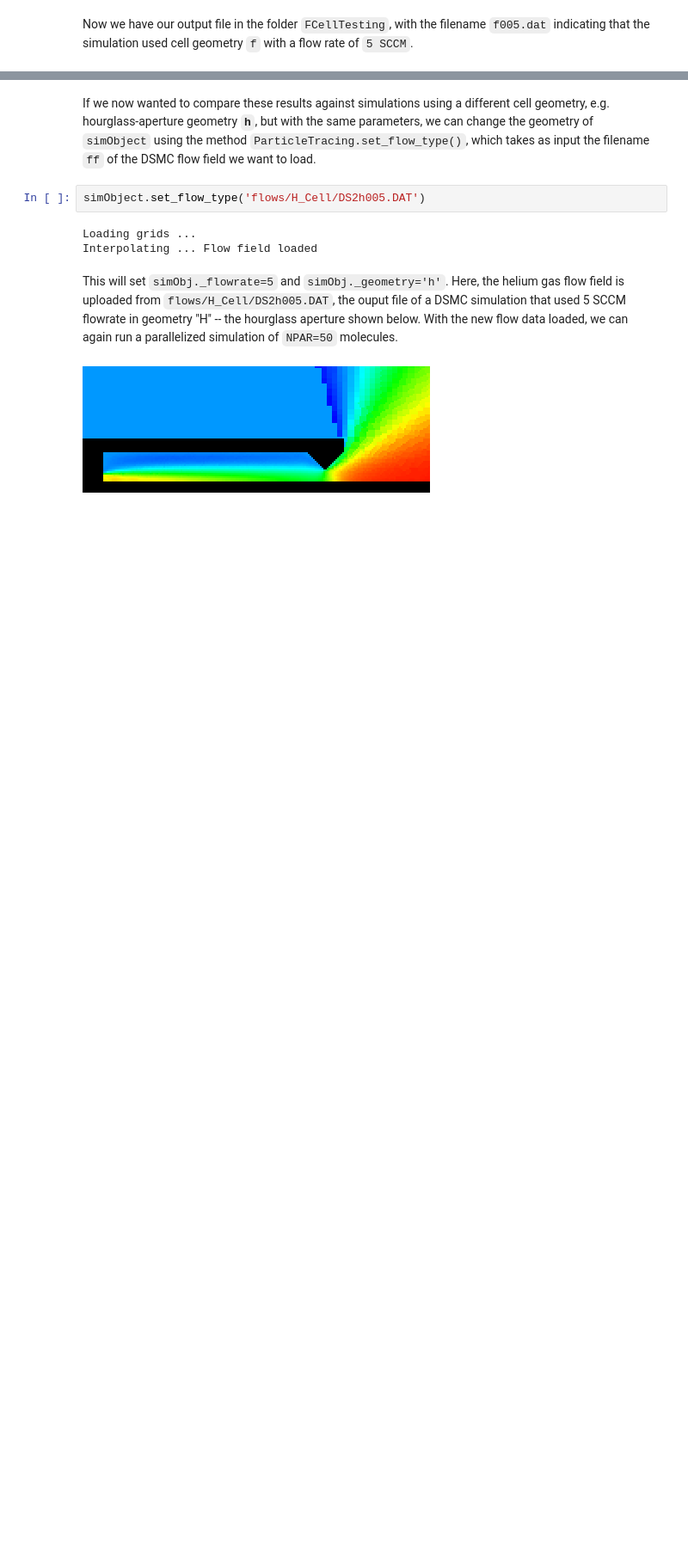
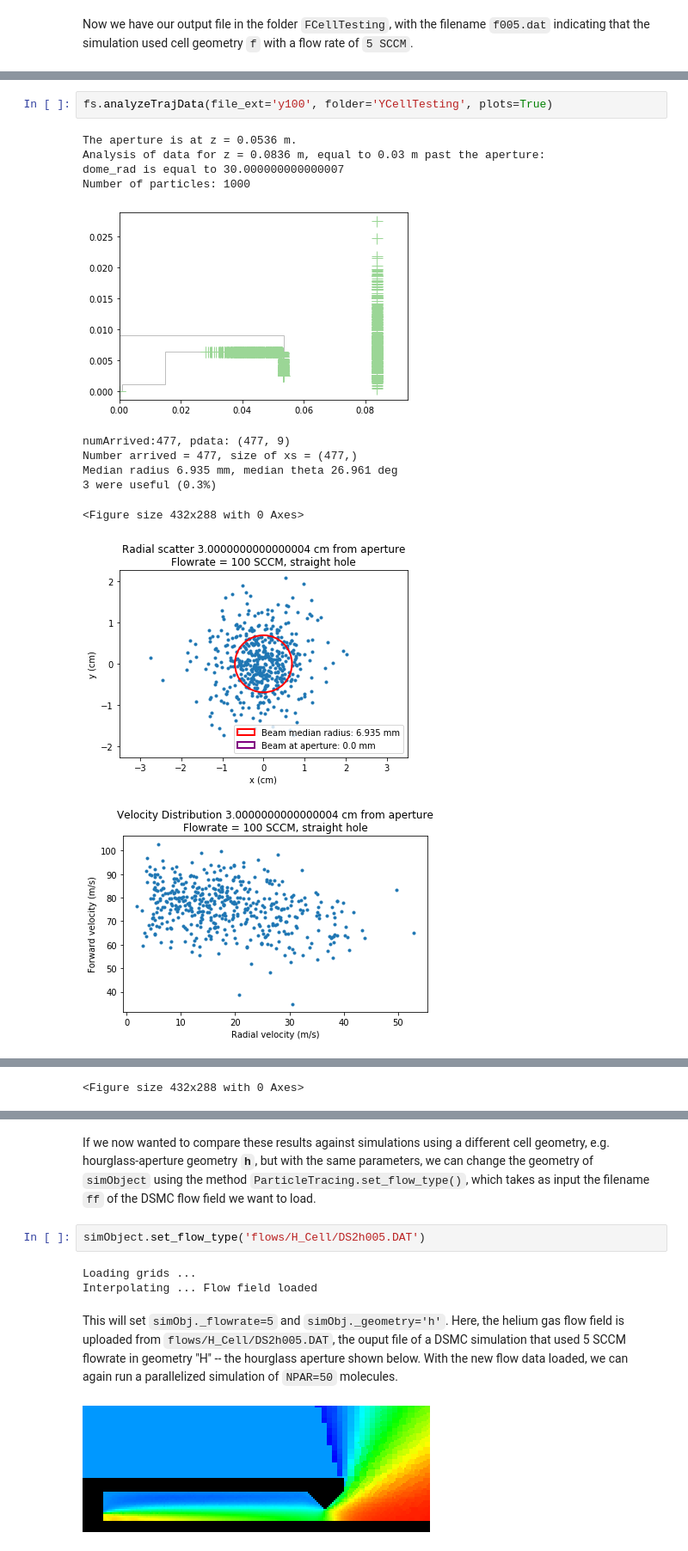
Before and after one commit to YuikiTakahashi/New-Yuiki-DSMC, a Jupyter notebook: 3Dsim/MoleculeTracingGuide-Yuiki.ipynb, the cells around one changed output, grey strips where cells are left out. Shown: that part at 86% size. Drawn from its saved outputs; the diff is of its cells as text; blank space fills up the shorter version.

```diff
--- a/3Dsim/MoleculeTracingGuide-Yuiki.ipynb
+++ b/3Dsim/MoleculeTracingGuide-Yuiki.ipynb
@@ -99 +95,16 @@ Pumpout time dist 3 cm from aperture: 1.9 +- 0.7 ms
 <Figure size 432x288 with 0 Axes>
+# %%
+fs.analyzeTrajData(file_ext='y100', folder='YCellTesting', plots=True)
+# %% [output]
+The aperture is at z = 0.0536 m.
+Analysis of data for z = 0.0836 m, equal to 0.03 m past the aperture:
+dome_rad is equal to 30.000000000000007
+Number of particles: 1000
+[figure, added]
+numArrived:477, pdata: (477, 9)
+Number arrived = 477, size of xs = (477,)
+Median radius 6.935 mm, median theta 26.961 deg
+3 were useful (0.3%)
+<Figure size 432x288 with 0 Axes>
+[figure, added]
+[figure, added]
@@ -99,0 +127 @@ Pumpout time dist 3 cm from aperture: 1.9 +- 0.7 ms
+<Figure size 432x288 with 0 Axes>
```
Also changed, not shown: parts of 9 cells of this notebook, 47 other files.
